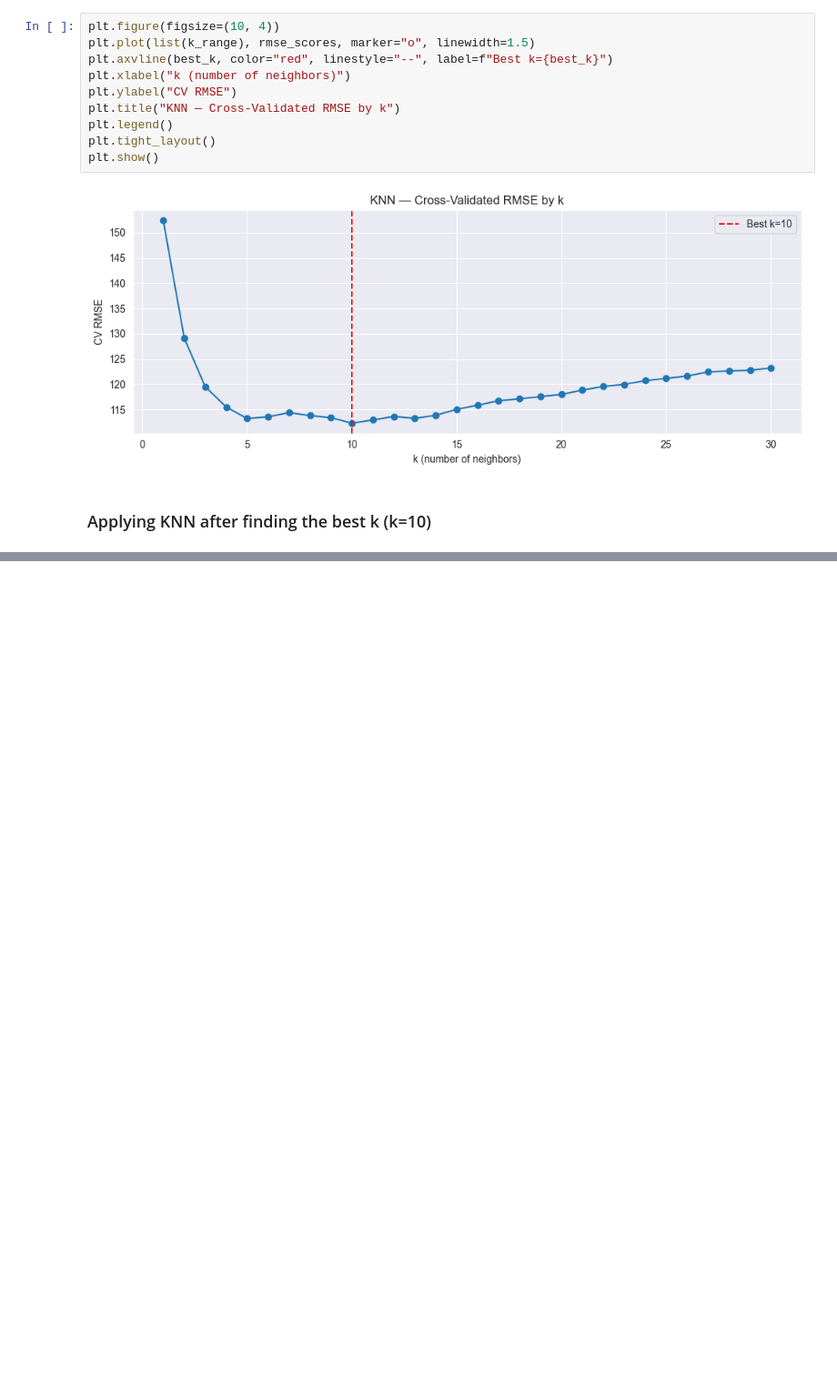
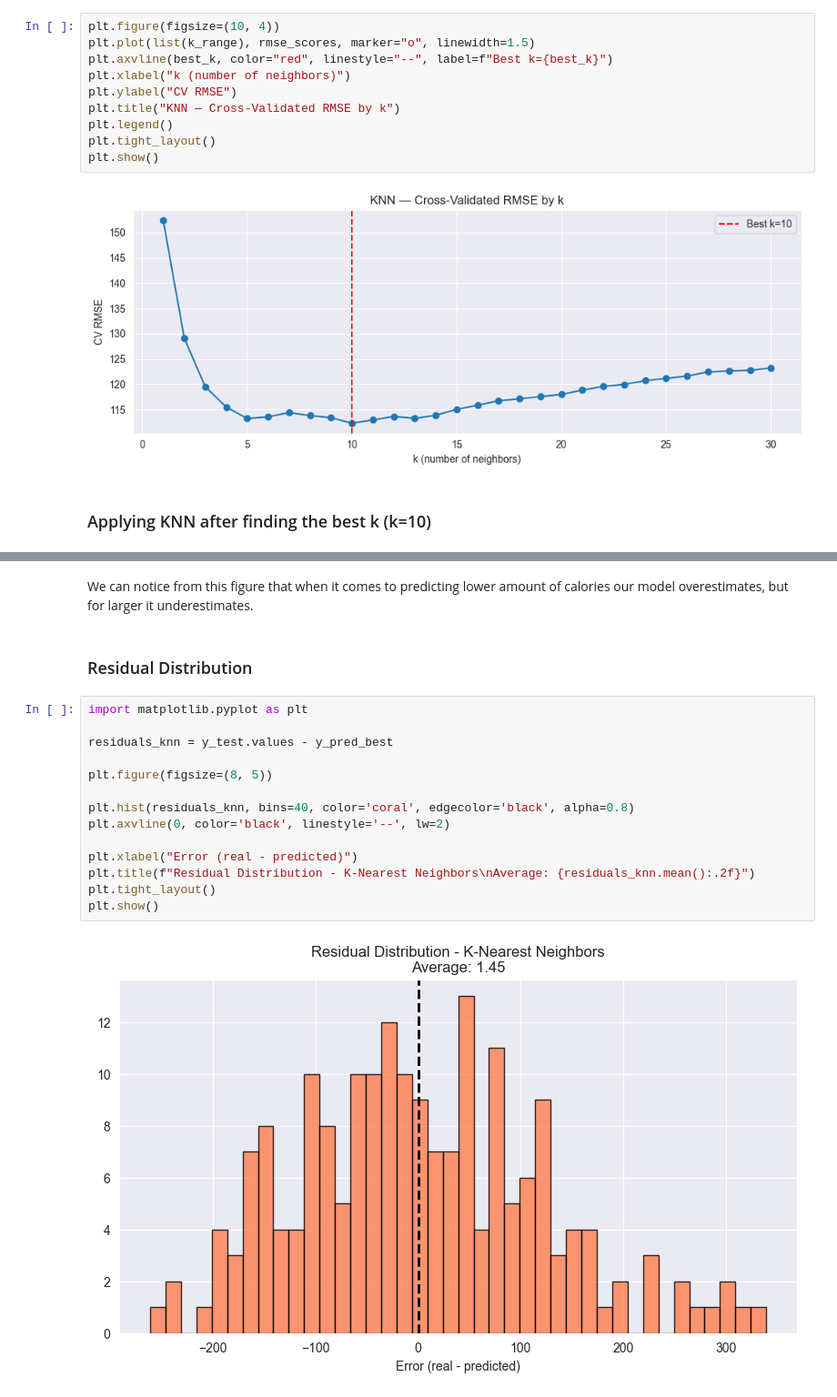
Before and after one commit to anamariapopa/CaloriesBurnedPrediction, a Jupyter notebook: TrainingKNeighbor.ipynb, the cells around one changed output, grey strips where cells are left out. Shown at 91% size. Cells and saved outputs as stored; diff of their text form; blank space fills up the shorter version.

Commit message:
Models based on KNeighbor and LinearRegression analyzed.

```diff
--- a/TrainingKNeighbor.ipynb
+++ b/TrainingKNeighbor.ipynb
@@ -111,0 +115,20 @@ plt.show()
+# %% [markdown]
+We can notice from this figure that when it comes to predicting lower amount of calories our model overestimates, but for larger it underestimates.
+# %% [markdown]
+### Residual Distribution
+# %%
+import matplotlib.pyplot as plt
+
+residuals_knn = y_test.values - y_pred_best
+
+plt.figure(figsize=(8, 5))
+
+plt.hist(residuals_knn, bins=40, color='coral', edgecolor='black', alpha=0.8)
+plt.axvline(0, color='black', linestyle='--', lw=2)
+
+plt.xlabel("Error (real - predicted)")
+plt.title(f"Residual Distribution - K-Nearest Neighbors\nAverage: {residuals_knn.mean():.2f}")
+plt.tight_layout()
+plt.show()
+# %% [output]
+[figure, added]
```
Also changed, not shown: parts of 14 cells of this notebook, 1 other file.
